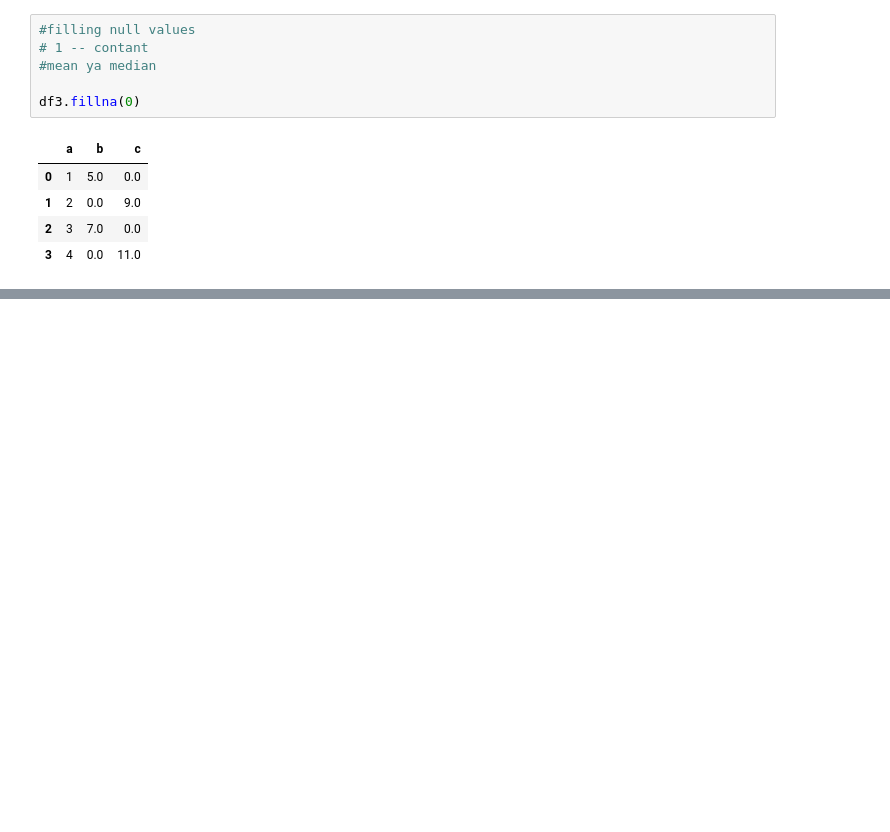
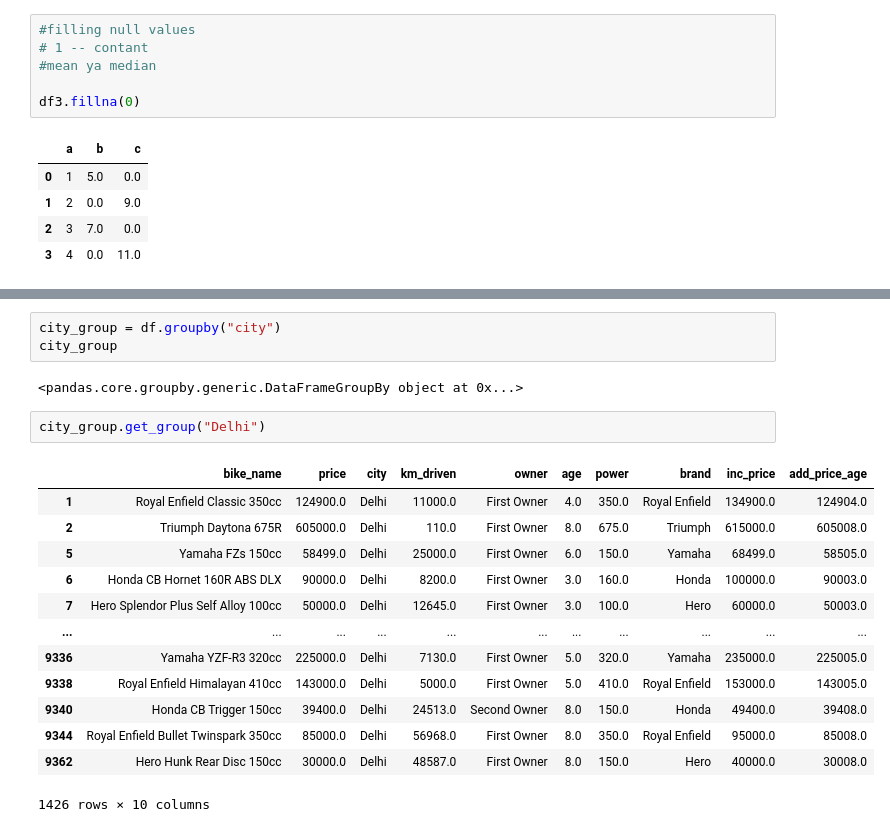
Before and after one commit to Krisharya81/Uflair45daysACT, a Jupyter notebook: Pandas(Upflair)/Pandas.ipynb, the cells around one changed output, grey strips where cells are left out. Saved outputs shown, nothing was run; the diff lists cells and outputs as text; blank space fills up the shorter version.

```diff
--- a/Pandas(Upflair)/Pandas.ipynb
+++ b/Pandas(Upflair)/Pandas.ipynb
@@ -469,0 +579,21 @@ df.fillna(df["price"].mean())
+# %%
+city_group = df.groupby("city")
+city_group
+# %% [output]
+<pandas.core.groupby.generic.DataFrameGroupBy object at 0x...>
+# %%
+city_group.get_group("Delhi")
+# %% [output]
+|  | bike_name | price | city | km_driven | owner | age | power | brand | inc_price | add_price_age |
+| 1 | Royal Enfield Classic 350cc | 124900.0 | Delhi | 11000.0 | First Owner | 4.0 | 350.0 | Royal Enfield | 134900.0 | 124904.0 |
+| 2 | Triumph Daytona 675R | 605000.0 | Delhi | 110.0 | First Owner | 8.0 | 675.0 | Triumph | 615000.0 | 605008.0 |
+| 5 | Yamaha FZs 150cc | 58499.0 | Delhi | 25000.0 | First Owner | 6.0 | 150.0 | Yamaha | 68499.0 | 58505.0 |
+| 6 | Honda CB Hornet 160R ABS DLX | 90000.0 | Delhi | 8200.0 | First Owner | 3.0 | 160.0 | Honda | 100000.0 | 90003.0 |
+| 7 | Hero Splendor Plus Self Alloy 100cc | 50000.0 | Delhi | 12645.0 | First Owner | 3.0 | 100.0 | Hero | 60000.0 | 50003.0 |
+| ... | ... | ... | ... | ... | ... | ... | ... | ... | ... | ... |
+| 9336 | Yamaha YZF-R3 320cc | 225000.0 | Delhi | 7130.0 | First Owner | 5.0 | 320.0 | Yamaha | 235000.0 | 225005.0 |
+| 9338 | Royal Enfield Himalayan 410cc | 143000.0 | Delhi | 5000.0 | First Owner | 5.0 | 410.0 | Royal Enfield | 153000.0 | 143005.0 |
+| 9340 | Honda CB Trigger 150cc | 39400.0 | Delhi | 24513.0 | Second Owner | 8.0 | 150.0 | Honda | 49400.0 | 39408.0 |
+| 9344 | Royal Enfield Bullet Twinspark 350cc | 85000.0 | Delhi | 56968.0 | First Owner | 8.0 | 350.0 | Royal Enfield | 95000.0 | 85008.0 |
+| 9362 | Hero Hunk Rear Disc 150cc | 30000.0 | Delhi | 48587.0 | First Owner | 8.0 | 150.0 | Hero | 40000.0 | 30008.0 |
+1426 rows × 10 columns
```
Also changed, not shown: parts of 15 cells of this notebook, 3 other files.
